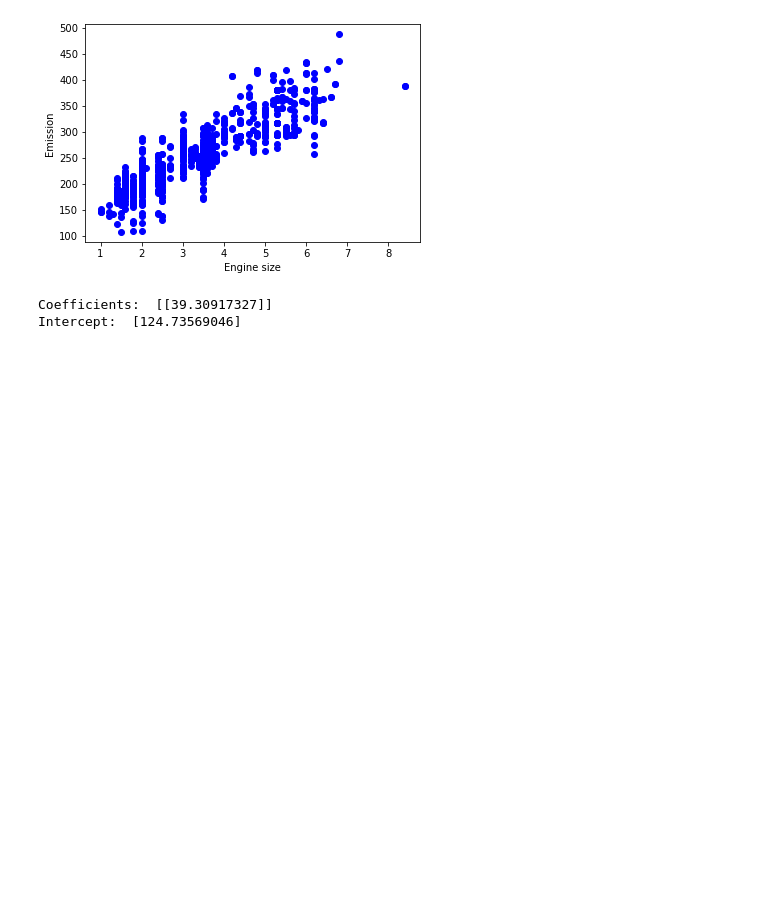
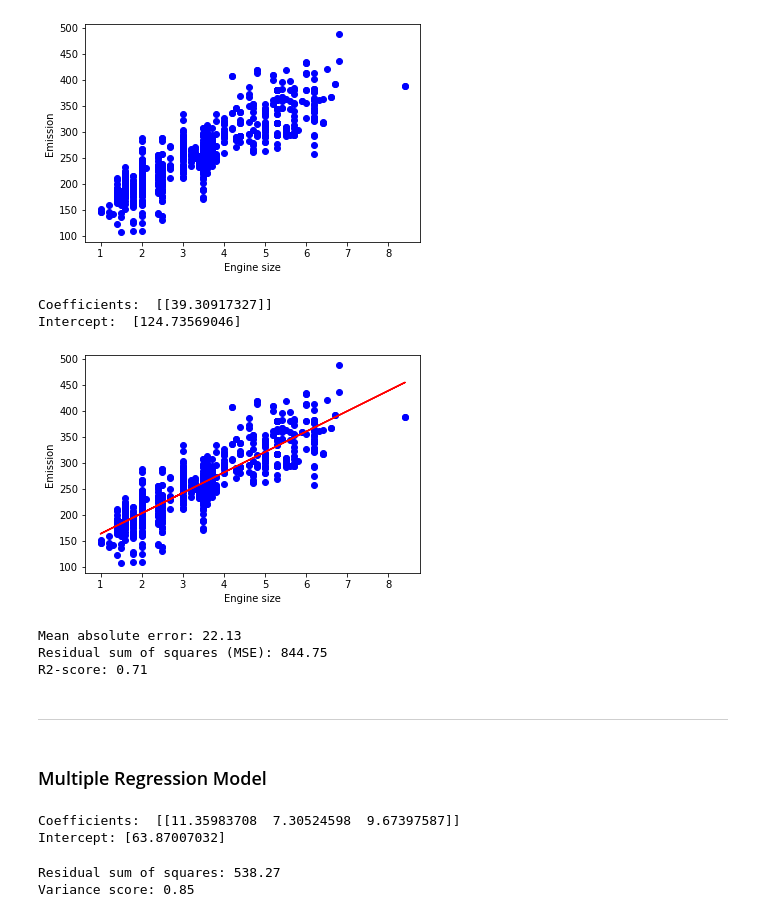
Before and after one commit to danny-cpp/ML-with-Python, a Jupyter notebook: myMLnotebook.ipynb, the cells around one changed output. Cells and saved outputs as stored; diff of their text form; code cells hidden in the pictures; blank space fills up the shorter version.

```diff
--- a/myMLnotebook.ipynb
+++ b/myMLnotebook.ipynb
@@ -85,7 +91,51 @@ Coefficients:  [[39.30917327]]
 Intercept:  [124.73569046]
 # %%
 plt.scatter(train.ENGINESIZE, train.CO2EMISSIONS,  color='blue')
-plt.plot(train_x, regr.coef_[0])
+plt.plot(train_x, regr.coef_[0][0]*train_x + regr.intercept_[0], 'red')
 plt.xlabel("Engine size")
 plt.ylabel("Emission")
 plt.show()
+# %% [output]
+[figure, added]
+# %%
+from sklearn.metrics import r2_score
+
+test_x = np.asanyarray(test[['ENGINESIZE']])
+test_y = np.asanyarray(test[['CO2EMISSIONS']])
+test_y_hat = regr.predict(test_x)
+
+print("Mean absolute error: %.2f" % np.mean(np.absolute(test_y_hat - test_y)))
+print("Residual sum of squares (MSE): %.2f" % np.mean((test_y_hat - test_y) ** 2))
+print("R2-score: %.2f" % r2_score(test_y_hat , test_y) )
+# %% [output]
+Mean absolute error: 22.13
+Residual sum of squares (MSE): 844.75
+R2-score: 0.71
+# %% [markdown]
+---
+# %% [markdown]
+### Multiple Regression Model
+# %%
+from sklearn import linear_model
+regr = linear_model.LinearRegression()
+x = np.asanyarray(train[['ENGINESIZE','CYLINDERS','FUELCONSUMPTION_COMB']])
+y = np.asanyarray(train[['CO2EMISSIONS']])
+regr.fit (x, y)
+# The coefficients
+print('Coefficients: ', regr.coef_)
+print('Intercept:', regr.intercept_)
+# %% [output]
+Coefficients:  [[11.35983708  7.30524598  9.67397587]]
+Intercept: [63.87007032]
+# %%
+y_hat= regr.predict(test[['ENGINESIZE','CYLINDERS','FUELCONSUMPTION_COMB']])
+x = np.asanyarray(test[['ENGINESIZE','CYLINDERS','FUELCONSUMPTION_COMB']])
+y = np.asanyarray(test[['CO2EMISSIONS']])
+print("Residual sum of squares: %.2f"
+      % np.mean((y_hat - y) ** 2))
+
+# Explained variance score: 1 is perfect prediction
+print('Variance score: %.2f' % regr.score(x, y))
+# %% [output]
+Residual sum of squares: 538.27
+Variance score: 0.85
```
Also changed, not shown: parts of 3 cells of this notebook.
